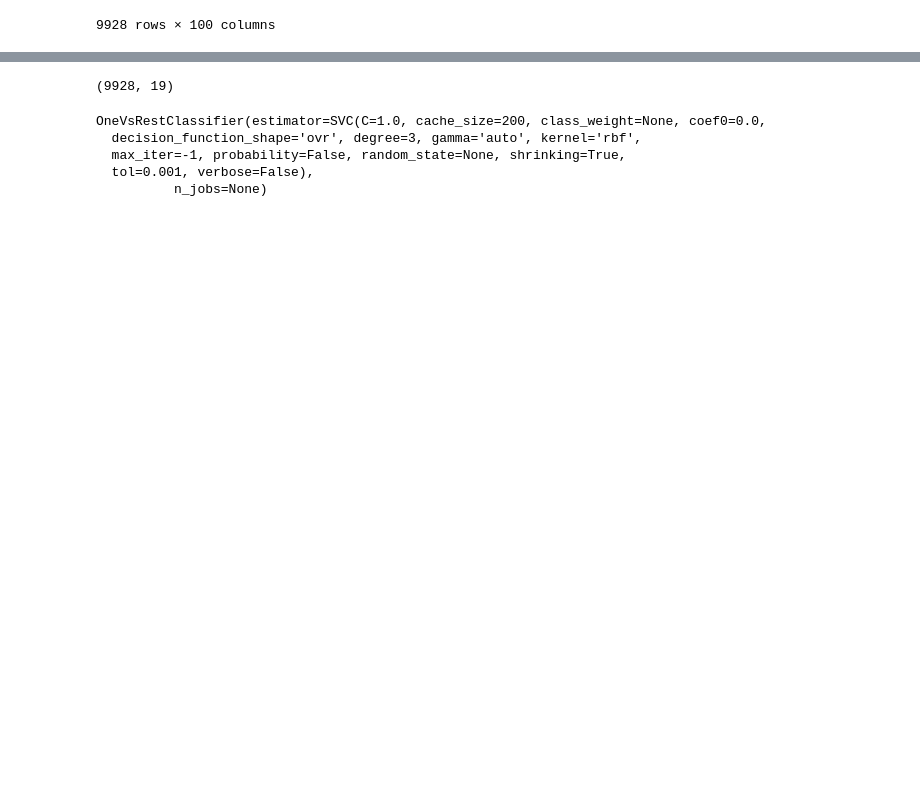
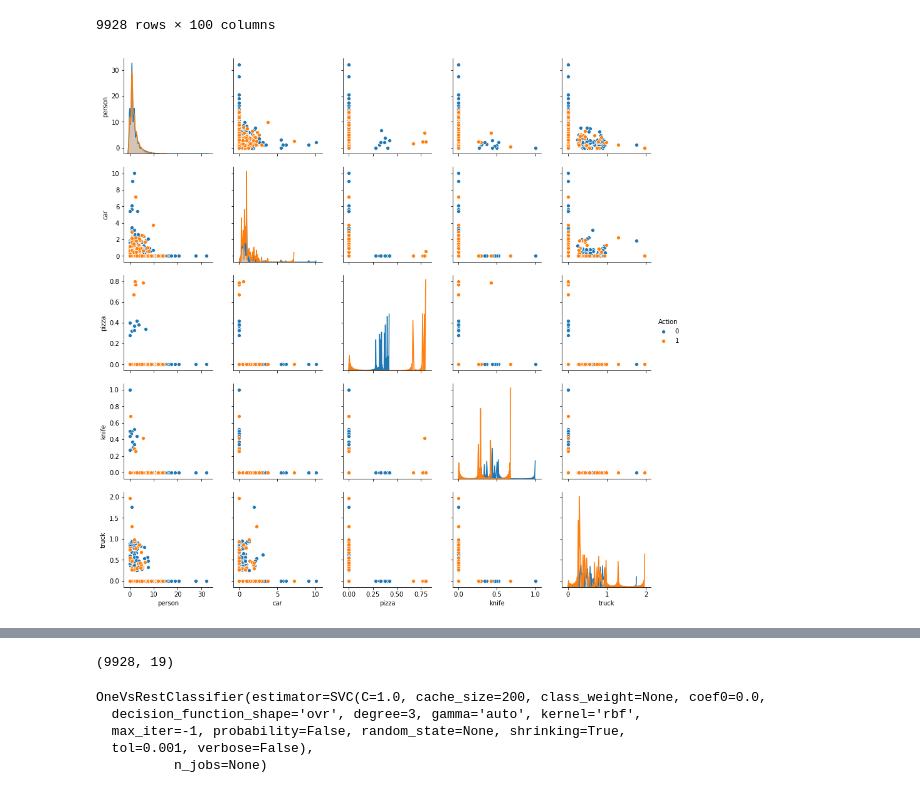
Before and after one commit to AaronRiegel/GenrePrediction, a Jupyter notebook: Scripts/DataAnalysis_aaron.ipynb, the cells around one changed output, grey strips where cells are left out. Cells and saved outputs as stored; diff of their text form; code cells hidden in the pictures; blank space fills up the shorter version.

```diff
--- a/Scripts/DataAnalysis_aaron.ipynb
+++ b/Scripts/DataAnalysis_aaron.ipynb
@@ -4,8 +4,8 @@ import numpy as np
 import matplotlib.pyplot as plt
 import seaborn as sns
 # %%
-result_path = 'GenrePrediction/Data/result_df.csv'
-movies_path = 'GenrePrediction/Data/movies_df.csv'
+result_path = '../Data/result_df.csv'
+movies_path = '../Data/movies_df.csv'
 results = pd.read_csv(result_path)
 movies = pd.read_csv(movies_path)
 # %%
@@ -141,0 +144,4 @@ final
+# %%
+pair = sns.pairplot(final.drop(['title'],axis=1), vars = ['person','car', 'pizza','knife','truck'], hue= 'Action')
+# %% [output]
+[figure, added]
```
Also changed, not shown: parts of 27 cells of this notebook.
